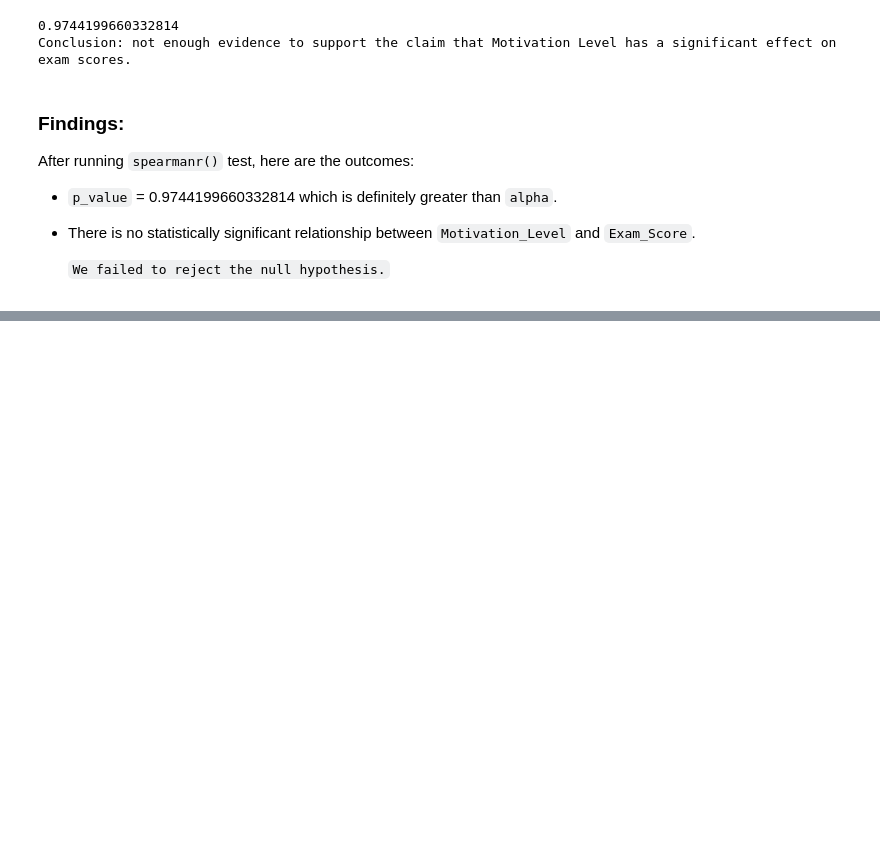
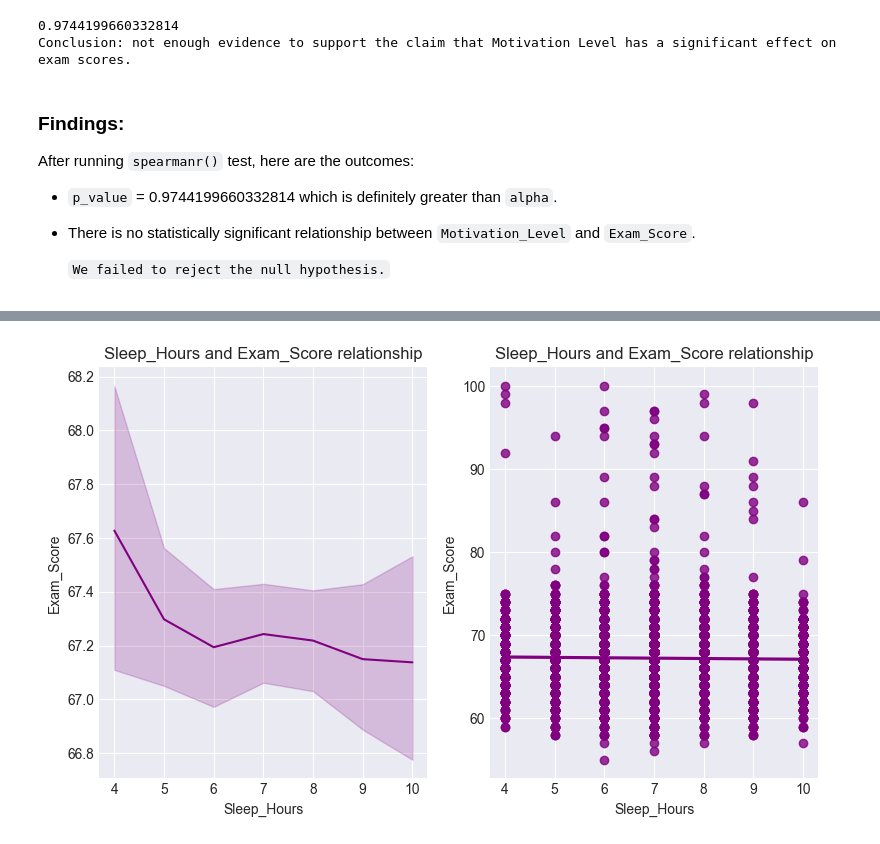
Before and after one commit to Rmalyahya/B5, a Jupyter notebook: student/Projects/DS_projects/p2/p2_student_exam.ipynb, the cells around one changed output, grey strips where cells are left out. Saved outputs shown, nothing was run; the diff lists cells and outputs as text; code cells hidden in the pictures; blank space fills up the shorter version.

```diff
--- a/student/Projects/DS_projects/p2/p2_student_exam.ipynb
+++ b/student/Projects/DS_projects/p2/p2_student_exam.ipynb
@@ -494,0 +512,27 @@ After running `spearmanr()` test, here are the outcomes:
+# %%
+
+fig, (ax1, ax2) = plt.subplots(1, 2, figsize = (8, 5))
+
+sns.lineplot(
+    data = df,
+    x= 'Sleep_Hours',
+    y = 'Exam_Score',
+    ax = ax1,
+    color = 'purple'
+)
+ax1.set_title('Sleep_Hours and Exam_Score relationship')
+
+sns.regplot(
+    data= df,
+    x = 'Sleep_Hours',
+    y = 'Exam_Score',
+    ax = ax2,
+    color='purple'
+)
+ax2.set_title('Sleep_Hours and Exam_Score relationship')
+
+
+plt.tight_layout()
+plt.show()
+# %% [output]
+[figure, added]
```
Also changed, not shown: parts of 8 cells of this notebook.
